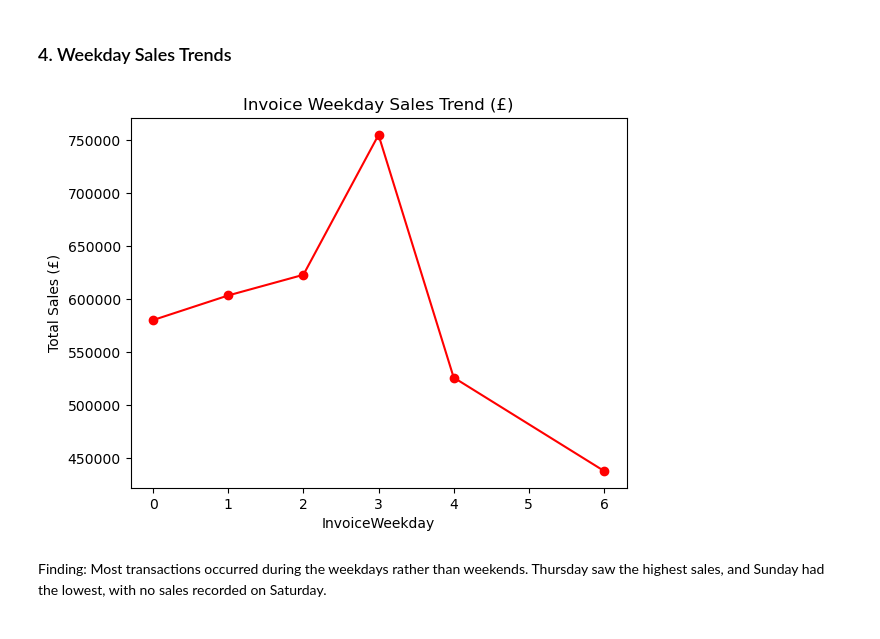
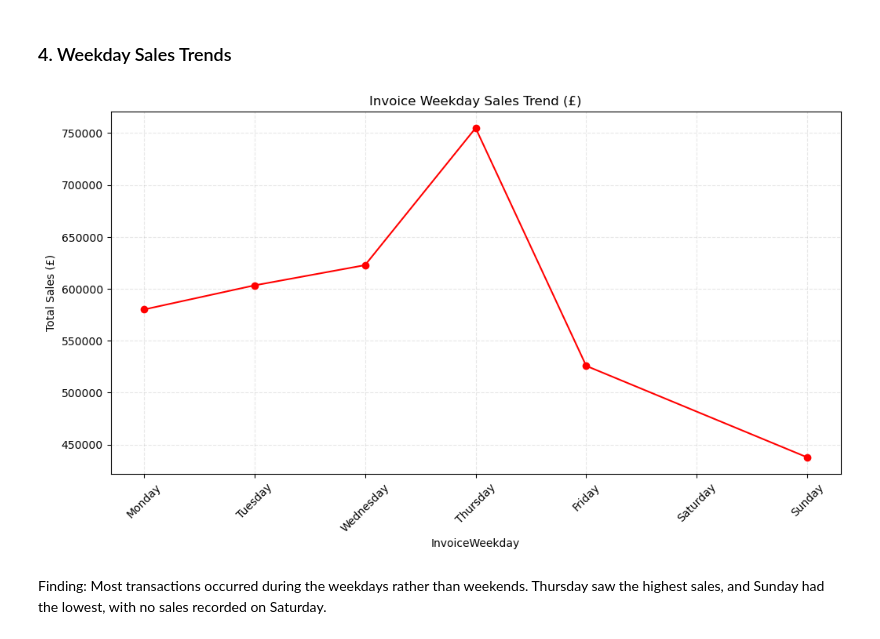
Before and after one commit to Godwin-Oti/UK-Based-Online-Retail-Analytics, a Jupyter notebook: Data_Prep_&_EDA.ipynb, the cells around one changed output. Saved outputs shown, nothing was run; the diff lists cells and outputs as text; code cells hidden in the pictures.

```diff
--- a/Data_Prep_&_EDA.ipynb
+++ b/Data_Prep_&_EDA.ipynb
@@ -427,16 +444,18 @@ Recommendation: Consider scheduling promotions or special offers around lunchtim
 # %% [markdown]
 ### 4. Weekday Sales Trends
 # %%
-
 # Weekday sales trend
-InvoiceHourly_sales = online_retail_cleaned_no_cancellations_no_outliers.groupby('InvoiceWeekday')['Sales(£)'].sum()
-InvoiceHourly_sales.plot(kind='line', marker='o', color='red')
+InvoiceWeekday_sales = online_retail_cleaned_no_cancellations_no_outliers.groupby('InvoiceWeekday')['Sales(£)'].sum()
+plt.figure(figsize=(12, 6))  # Increase figure size (width, height)
+InvoiceWeekday_sales.plot(kind='line', marker='o', color='red')
 plt.title("Invoice Weekday Sales Trend (£)")
 plt.ylabel("Total Sales (£)")
 plt.xlabel("InvoiceWeekday")
+plt.xticks(ticks=range(7), labels=['Monday', 'Tuesday', 'Wednesday', 'Thursday', 'Friday', 'Saturday', 'Sunday'], rotation=45)  # Display weekday names
+plt.grid("both", linestyle='--', alpha=0.3)  # Optional: Add grid for clarity
 plt.show()
 # %% [output]
-[figure, old version]
+[figure, new version]
 # %% [markdown]
 Finding: Most transactions occurred during the weekdays rather than weekends. Thursday saw the highest sales, and Sunday had the lowest, with no sales recorded on Saturday.
 # %% [markdown]
```
Also changed, not shown: parts of 14 cells of this notebook, 2 other files.
